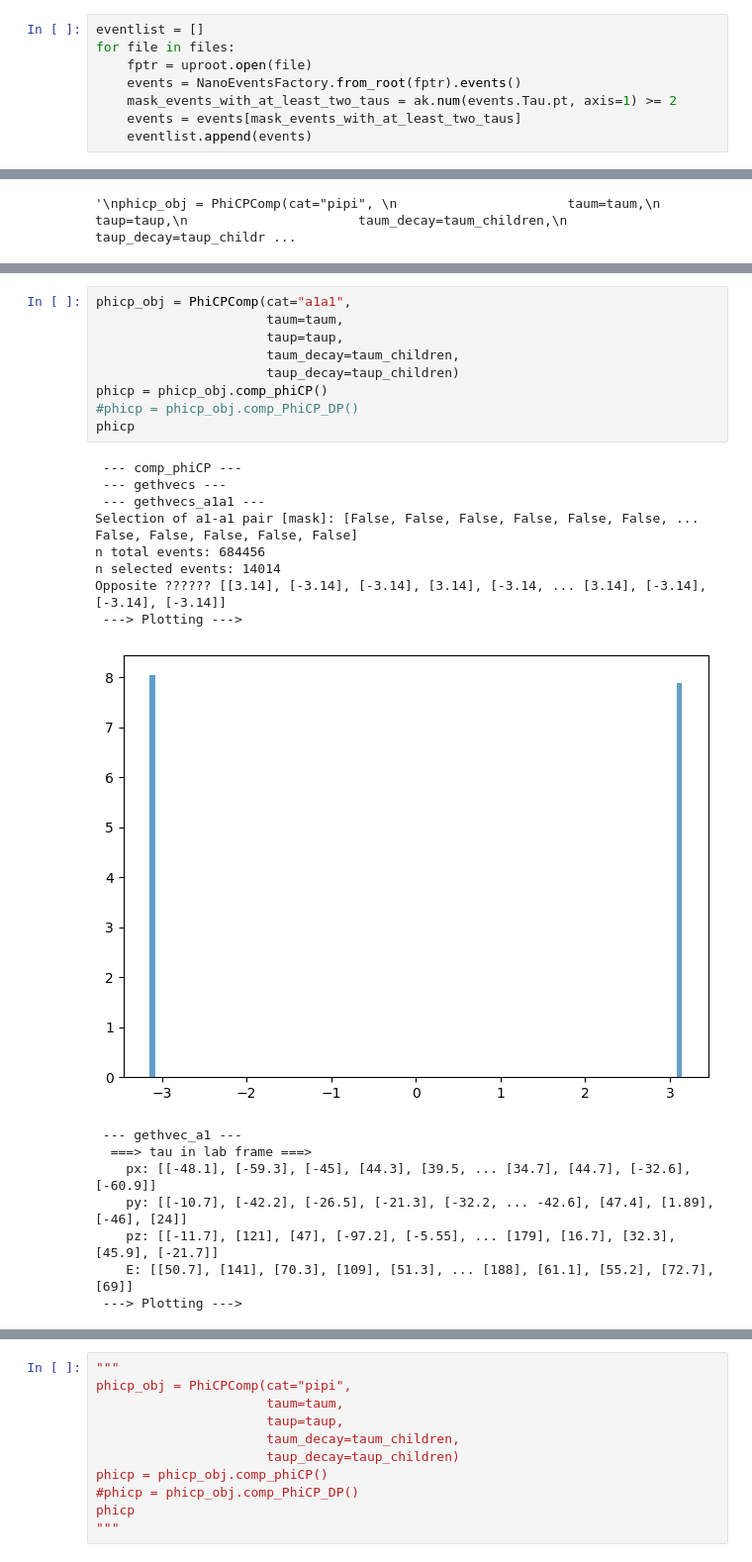
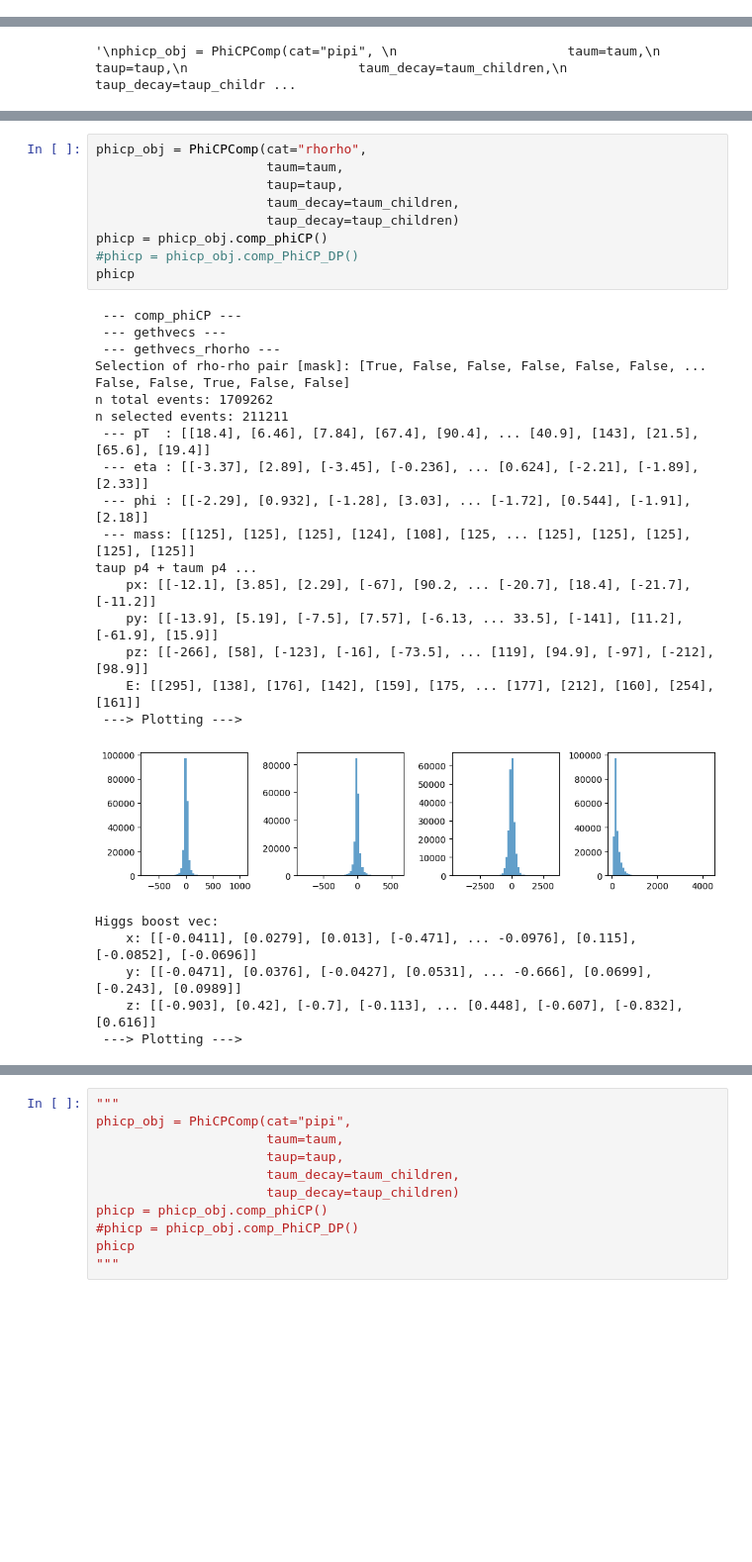
Before and after one commit to gsaha009/HCPTools, a Jupyter notebook: GetPhiCP.ipynb, the cells around one changed output, grey strips where cells are left out. Shown at 99% size. Drawn from its saved outputs; the diff is of its cells as text; blank space fills up the shorter version.

```diff
--- a/GetPhiCP.ipynb
+++ b/GetPhiCP.ipynb
@@ -22,10 +22,2 @@ files = glob("/Users/gsaha/Work/IPHC/HCPtoTauTau/Test1_PhiCP/GluGluHToTauTau_M12
 # %%
 #files
-# %%
-eventlist = []
-for file in files:
-    fptr = uproot.open(file)
-    events = NanoEventsFactory.from_root(fptr).events()
-    mask_events_with_at_least_two_taus = ak.num(events.Tau.pt, axis=1) >= 2
-    events = events[mask_events_with_at_least_two_taus]
-    eventlist.append(events)
@@ -342,26 +398,32 @@ phicp
 # %%
-phicp_obj = PhiCPComp(cat="a1a1",
+phicp_obj = PhiCPComp(cat="rhorho",
                       taum=taum,
                       taup=taup,
                       taum_decay=taum_children,
                       taup_decay=taup_children)
 phicp = phicp_obj.comp_phiCP()
 #phicp = phicp_obj.comp_PhiCP_DP()
 phicp
 # %% [output]
  --- comp_phiCP ---
  --- gethvecs ---
- --- gethvecs_a1a1 ---
-Selection of a1-a1 pair [mask]: [False, False, False, False, False, False, ... False, False, False, False, False]
-n total events: 684456
-n selected events: 14014
-Opposite ?????? [[3.14], [-3.14], [-3.14], [3.14], [-3.14, ... [3.14], [-3.14], [-3.14], [-3.14]]
+ --- gethvecs_rhorho ---
+Selection of rho-rho pair [mask]: [True, False, False, False, False, False, ... False, False, True, False, False]
+n total events: 1709262
+n selected events: 211211
+ --- pT  : [[18.4], [6.46], [7.84], [67.4], [90.4], ... [40.9], [143], [21.5], [65.6], [19.4]]
+ --- eta : [[-3.37], [2.89], [-3.45], [-0.236], ... [0.624], [-2.21], [-1.89], [2.33]]
+ --- phi : [[-2.29], [0.932], [-1.28], [3.03], ... [-1.72], [0.544], [-1.91], [2.18]]
+ --- mass: [[125], [125], [125], [124], [108], [125, ... [125], [125], [125], [125], [125]]
+taup p4 + taum p4 ...
+    px: [[-12.1], [3.85], [2.29], [-67], [90.2, ... [-20.7], [18.4], [-21.7], [-11.2]]
+    py: [[-13.9], [5.19], [-7.5], [7.57], [-6.13, ... 33.5], [-141], [11.2], [-61.9], [15.9]]
+    pz: [[-266], [58], [-123], [-16], [-73.5], ... [119], [94.9], [-97], [-212], [98.9]]
+    E: [[295], [138], [176], [142], [159], [175, ... [177], [212], [160], [254], [161]]
  ---> Plotting --->
-[figure, old version]
+[figure, new version]
- --- gethvec_a1 ---
-  ===> tau in lab frame ===>
-    px: [[-48.1], [-59.3], [-45], [44.3], [39.5, ... [34.7], [44.7], [-32.6], [-60.9]]
-    py: [[-10.7], [-42.2], [-26.5], [-21.3], [-32.2, ... -42.6], [47.4], [1.89], [-46], [24]]
-    pz: [[-11.7], [121], [47], [-97.2], [-5.55], ... [179], [16.7], [32.3], [45.9], [-21.7]]
-    E: [[50.7], [141], [70.3], [109], [51.3], ... [188], [61.1], [55.2], [72.7], [69]]
+Higgs boost vec:
+    x: [[-0.0411], [0.0279], [0.013], [-0.471], ... -0.0976], [0.115], [-0.0852], [-0.0696]]
+    y: [[-0.0471], [0.0376], [-0.0427], [0.0531], ... -0.666], [0.0699], [-0.243], [0.0989]]
+    z: [[-0.903], [0.42], [-0.7], [-0.113], ... [0.448], [-0.607], [-0.832], [0.616]]
  ---> Plotting --->
```
Also changed, not shown: parts of 74 cells of this notebook, 6 other files.
